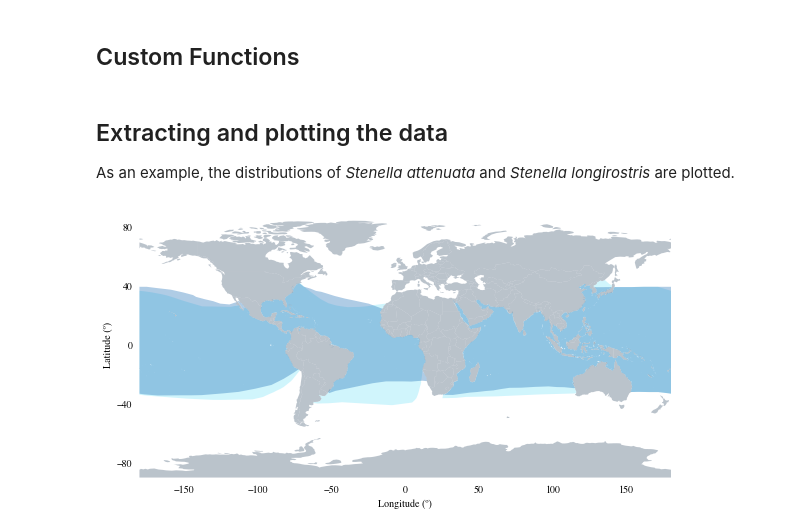
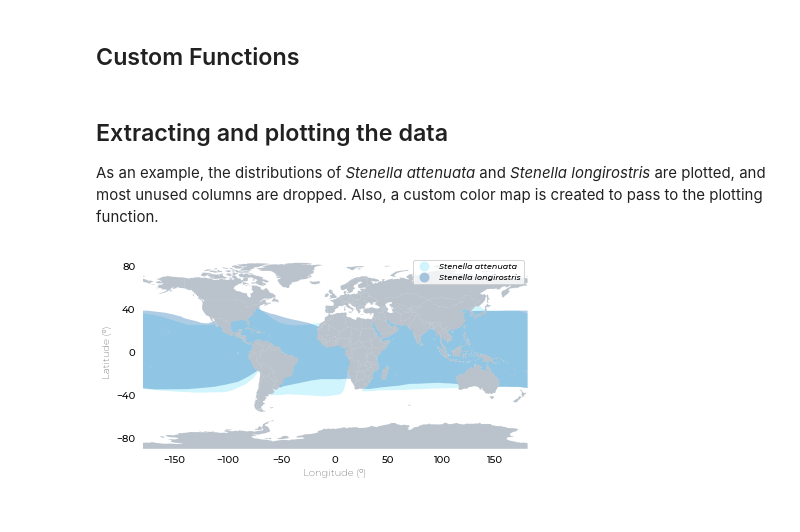
Before and after one commit to ArturoBell/IUCN-Dist_py, a Jupyter notebook: IUCN_MM_DistMaps.ipynb, the cells around one changed output. Saved outputs shown, nothing was run; the diff lists cells and outputs as text; code cells hidden in the pictures.

```diff
--- a/IUCN_MM_DistMaps.ipynb
+++ b/IUCN_MM_DistMaps.ipynb
@@ -33,37 +33,40 @@ def get_ranges(species, shp, drop_columns = None):
        drop_columns: Columns with attributes to drop from the original shapefile, if None, no columns are dropped"""
 
     if drop_columns == None:
-        ranges = [shp[shp.binomial == sp] for sp in species]
-
+        for sp in species:
+            if sp == species[0]:
+                ranges = shp[shp.binomial == sp]
+            else:
+                ranges = ranges.append(shp[shp.binomial == sp])
     else:
-        ranges = [shp[shp.binomial == sp].drop(columns = drop_columns) for sp in species]
-
+        shp = shp.drop(columns = drop_columns)
+        for sp in species:
+            if sp == species[0]:
+                ranges = shp[shp.binomial == sp]
+            else:
+                ranges = ranges.append(shp[shp.binomial == sp])
     return ranges
 # %%
-def plot_dist_ranges(ranges, colors = None, shore = None, extent = None):
+def plot_dist_ranges(ranges, cmap = 'winter', font = {'family': 'sans-serif', 'weight': 500}, shore = None, extent = None):
     """Plots the distribution ranges of the species contained in the ranges variable.
         Arguments:
         ranges: A list in which each element corresponds to a distribution range (geometry) and attributes from distribution data downloadaded from the IUCN
-        colors: A list of colors for each species. If None, default blue is used.
-        shore: Variable storing the coastline
-        extent: A list with the limits of the plot, in the form: [x_inf, x_sup, y_inf, y_sup]"""
+        cmap: A string defining the colormap to use. If empty, defaults to 'winter'
+        font: Dict. containing the properties of the font to use in the plot.
+        shore: Variable storing the coastline. If None, defaults to 'naturalearth_lowres' from the geopandas datasets
+        extent: A list with the limits of the plot, in the form: [x_inf, x_sup, y_inf, y_sup]. If none, the whole globe is plotted."""
     # Setting the font of the plot.
-    font = {'family': 'Times',
-            'weight': 500}
     plt.rcParams['font.family'] = font['family']
     plt.rcParams['font.weight'] = font['weight']
 
     # Plot environment
-    fig = plt.figure(figsize = (8,5))
-    ax = plt.gca()
+    fig, ax = plt.subplots(1,1)
 
     # Plotting the distributions
-    if colors == None:
-        for i,r in list(enumerate(ranges)):
-            r.plot(alpha = 0.35, ax = ax)
-    else:
-        for i,r in list(enumerate(ranges)):
-            r.plot(alpha = 0.35, ax = ax, color = colors[i])
+    sp = list(ranges.binomial.values)
+    ranges.plot(column = 'binomial', ax = ax, alpha = 0.35, cmap = cmap,
+                legend = True,
+                legend_kwds = {'prop': {'style': 'italic', 'size': 8}})
 
     # Plotting the coastline
     if shore == None:
@@ -97,20 +100,21 @@ def plot_dist_ranges(ranges, colors = None, shore = None, extent = None):
     # Changing the axes labels
     plt.xlabel('Longitude (º)')
     plt.ylabel('Latitude (º)')
-    plt.labelweight = font['weight']
+    #plt.labelweight = font['weight']
 # %% [markdown]
 ## Extracting and plotting the data
-As an example, the distributions of *Stenella attenuata* and *Stenella longirostris* are plotted.
+As an example, the distributions of *Stenella attenuata* and *Stenella longirostris* are plotted, and most unused columns are dropped. Also, a custom color map is created to pass to the plotting function.
 # %%
+from matplotlib.colors import ListedColormap
 species = ['Stenella attenuata', 'Stenella longirostris']
 drop_columns = ['id_no','presence', 'origin', 'source', 'seasonal', 'compiler', 'yrcompiled',
                 'citation', 'dist_comm', 'island', 'subspecies', 'subpop', 'tax_comm', 'kingdom',
                 'phylum', 'class', 'order_', 'family', 'genus', 'category', 'marine', 'terrestial', 'freshwater']
 ranges = get_ranges(species, shp, drop_columns)
+cmap = ListedColormap([RGB((121,227,249)), RGB((27,109,183))])
-# %%
-colors = [RGB((121,227,249)), RGB((27,109,183))]
-plot_dist_ranges(ranges, colors);
-# %% [output]
-[figure, removed]
+# %%
+plot_dist_ranges(ranges, cmap = cmap, font = {'family': 'Montserrat', 'weight': 500})
+# %% [output]
+[figure, added]
 # %%
 #plt.savefig('Dist.jpg', bbox_inches = 'tight', pad_inches = 0.1, transparent = False, dpi = 300)
```
Also changed, not shown: parts of 2 cells of this notebook, 1 other file.
